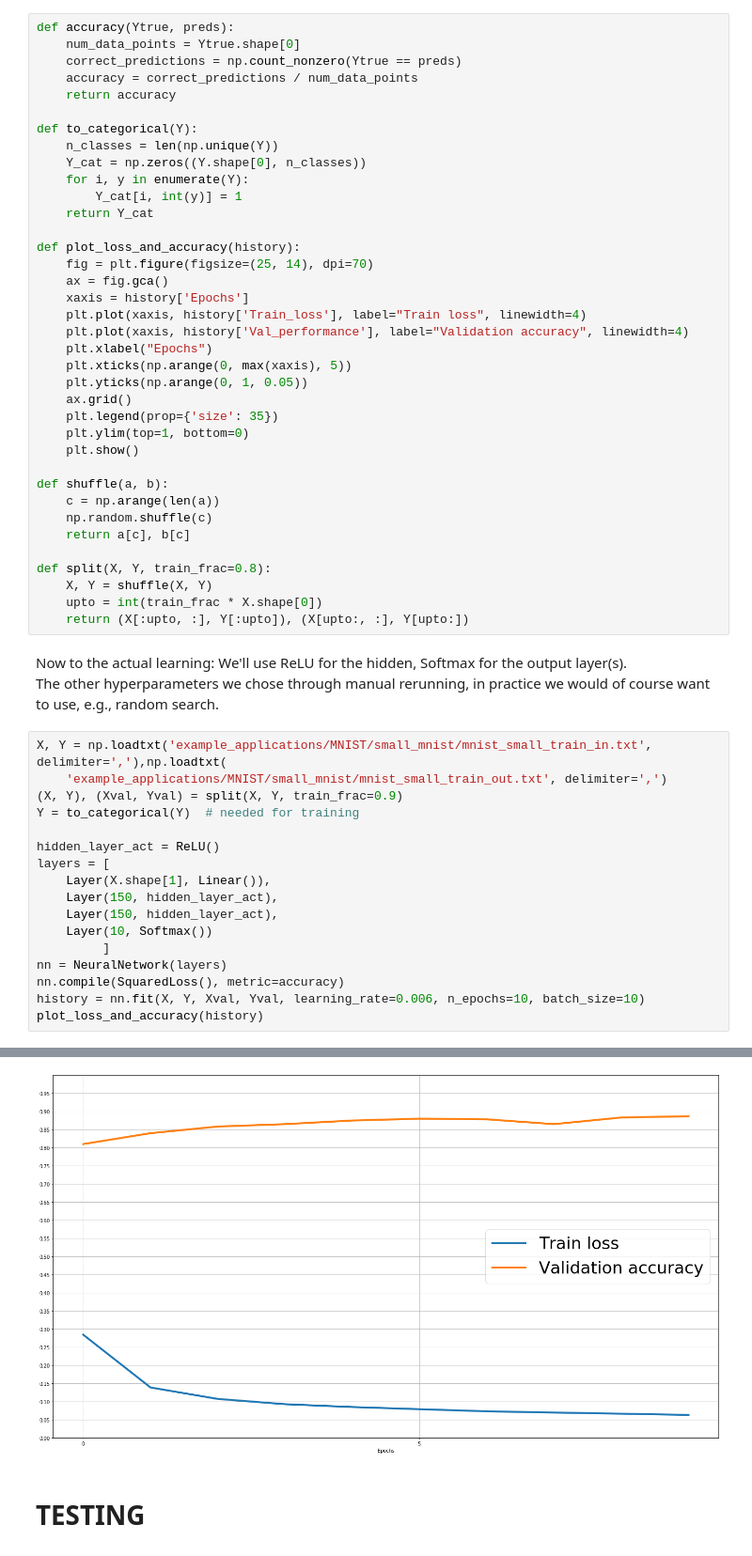
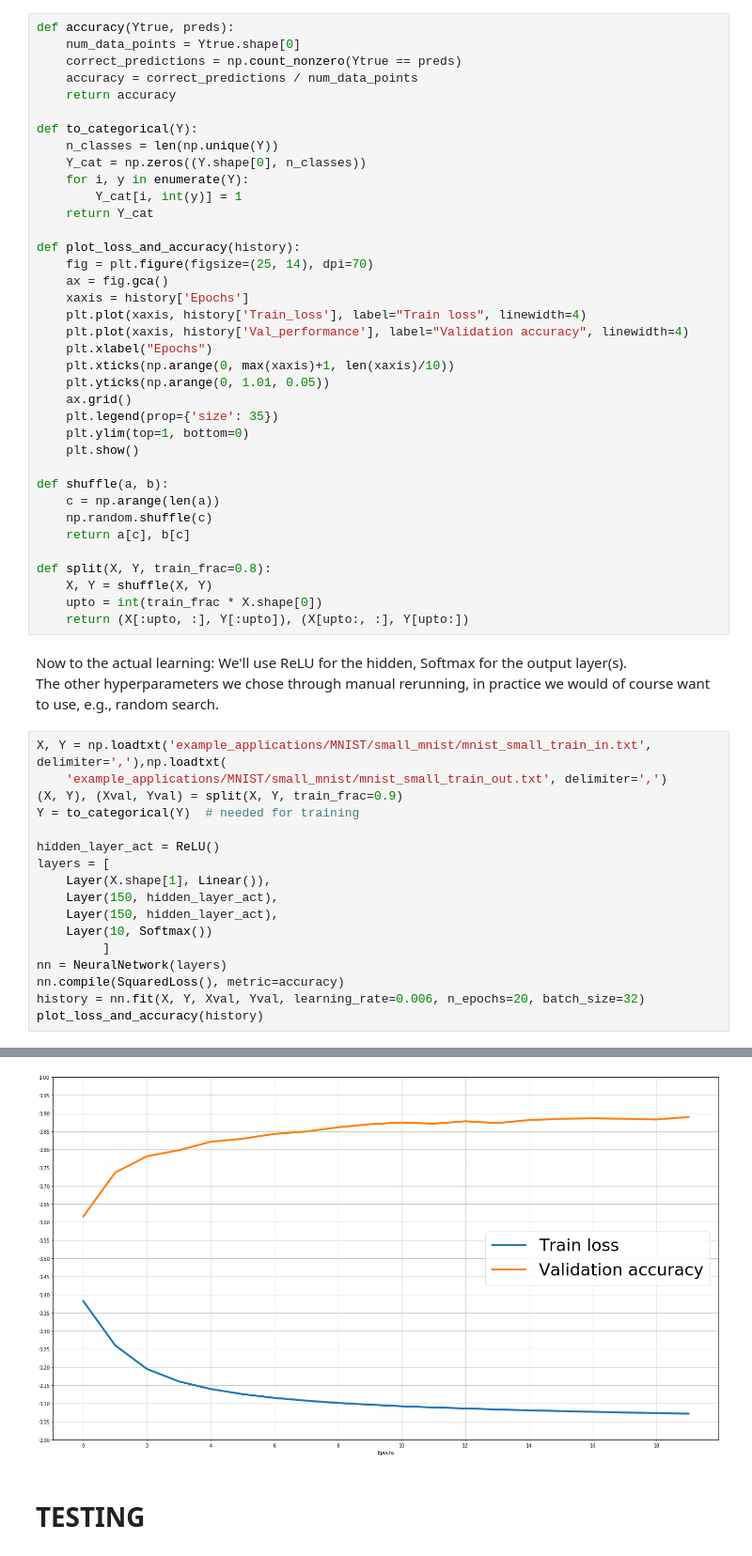
Before and after one commit to salvaRC/numpy-neural-network, a Jupyter notebook: src/numpy_neural_network.ipynb, the cells around one changed output, grey strips where cells are left out. Shown at 94% size. Saved outputs shown, nothing was run; the diff lists cells and outputs as text.

```diff
--- a/src/numpy_neural_network.ipynb
+++ b/src/numpy_neural_network.ipynb
@@ -240,8 +240,8 @@ def plot_loss_and_accuracy(history):
     plt.plot(xaxis, history['Train_loss'], label="Train loss", linewidth=4)
     plt.plot(xaxis, history['Val_performance'], label="Validation accuracy", linewidth=4)
     plt.xlabel("Epochs")
-    plt.xticks(np.arange(0, max(xaxis), 5))
-    plt.yticks(np.arange(0, 1, 0.05))
+    plt.xticks(np.arange(0, max(xaxis)+1, len(xaxis)/10))
+    plt.yticks(np.arange(0, 1.01, 0.05))
     ax.grid()
     plt.legend(prop={'size': 35})
     plt.ylim(top=1, bottom=0)
@@ -274,6 +274,6 @@ layers = [
          ]
 nn = NeuralNetwork(layers)
 nn.compile(SquaredLoss(), metric=accuracy)
-history = nn.fit(X, Y, Xval, Yval, learning_rate=0.006, n_epochs=10, batch_size=10)
+history = nn.fit(X, Y, Xval, Yval, learning_rate=0.006, n_epochs=20, batch_size=32)
 plot_loss_and_accuracy(history)
 # %% [output]
@@ -290,4 +300,4 @@ Epoch 9 - Train loss = 0.063, Val performance: 0.8869
-[figure, old version]
+[figure, new version]
 # %% [markdown]
  # TESTING
 # %%
```
Also changed, not shown: parts of 2 cells of this notebook.
